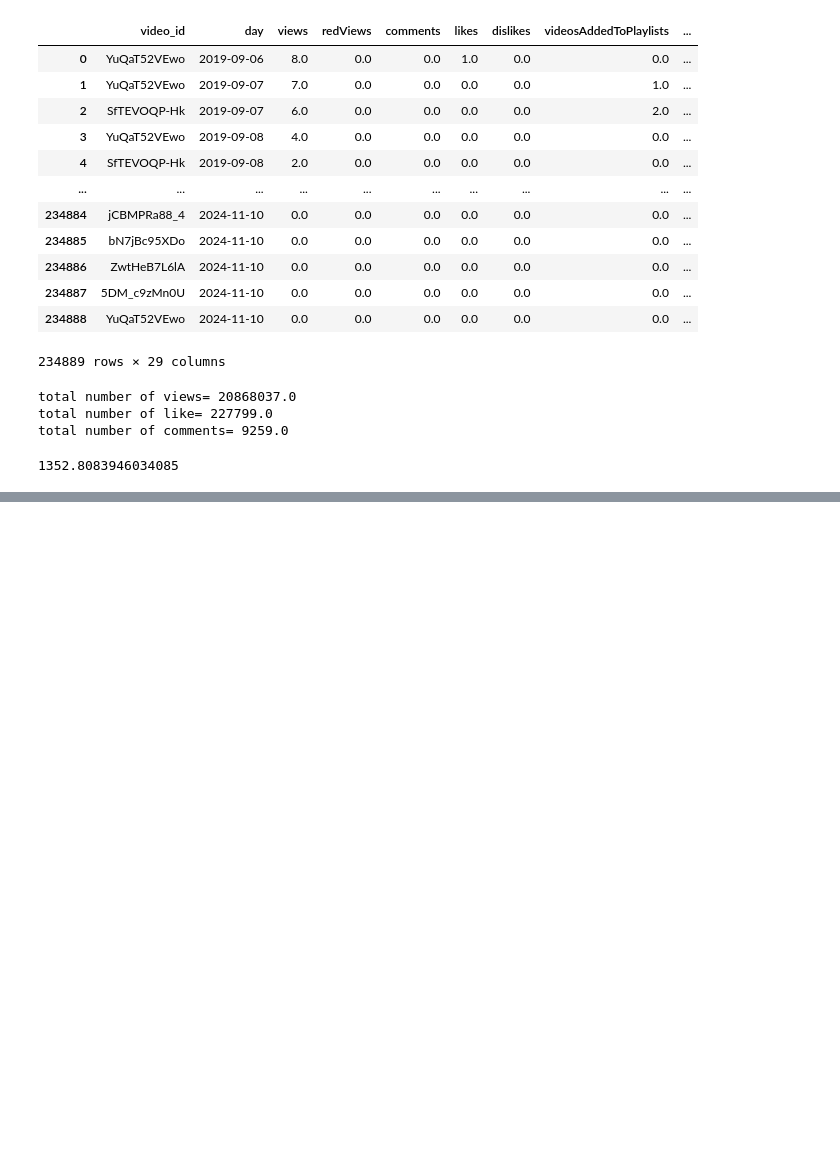
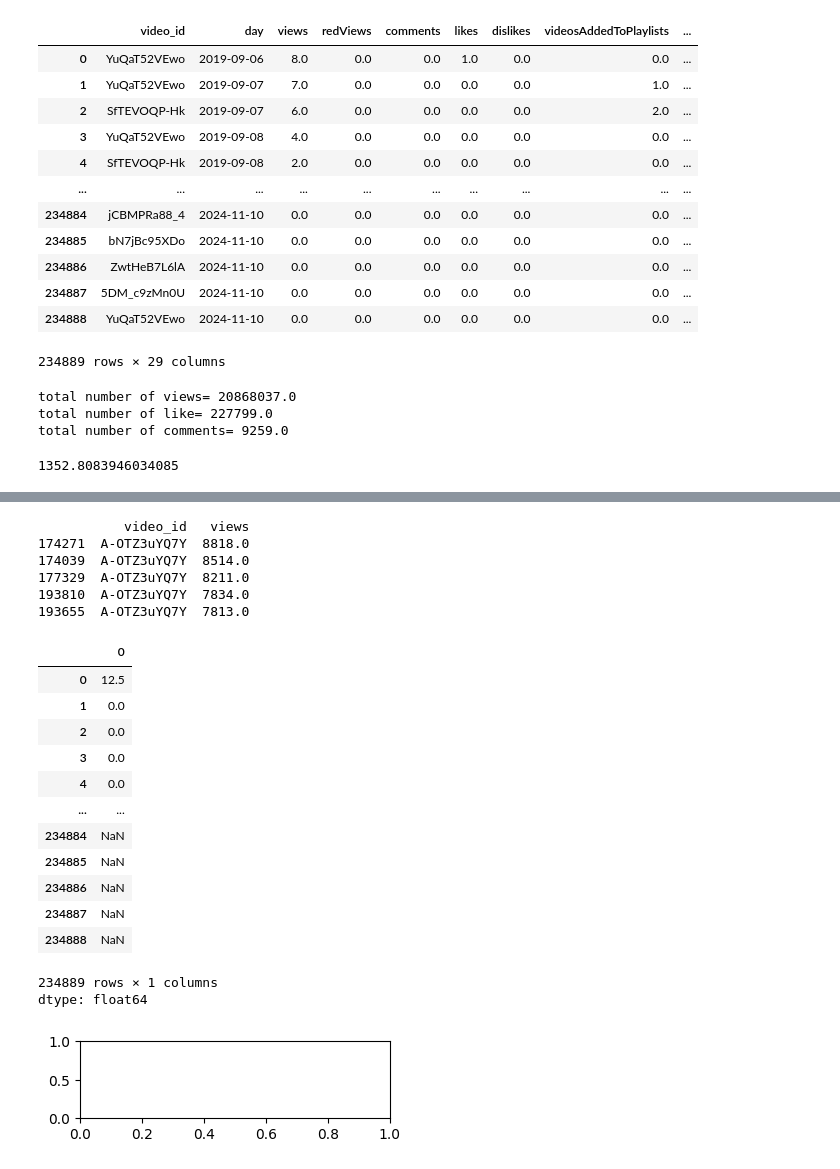
Before and after one commit to harivign/YouTube-Analytics-ds2-for-pandas-practice, a Jupyter notebook: youtube_analyst_ds2_practice_using_pandas.ipynb, the cells around one changed output, grey strips where cells are left out. Drawn from its saved outputs; the diff is of its cells as text; code cells hidden in the pictures; blank space fills up the shorter version.

```diff
--- a/youtube_analyst_ds2_practice_using_pandas.ipynb
+++ b/youtube_analyst_ds2_practice_using_pandas.ipynb
@@ -46,0 +100,2 @@ df["averageViewDuration"].mean()
+# %%
+df["likes-to-views"]=df["likes"]/df["views"].replace(0, float('nan'))
@@ -46,0 +133,29 @@ df["averageViewDuration"].mean()
+# %%
+print(top5_view[["video_id","views"]])
+# %% [output]
+           video_id   views
+174271  A-OTZ3uYQ7Y  8818.0
+174039  A-OTZ3uYQ7Y  8514.0
+177329  A-OTZ3uYQ7Y  8211.0
+193810  A-OTZ3uYQ7Y  7834.0
+193655  A-OTZ3uYQ7Y  7813.0
+# %%
+#Calculate the engagement rate for each video, defined as:
+engagement_rate=((df["comments"]+df["likes"]+df["shares"])/df["views"])*100
+engagement_rate
+# %% [output]
+|  | 0 |
+| 0 | 12.5 |
+| 1 | 0.0 |
+| 2 | 0.0 |
+| 3 | 0.0 |
+| 4 | 0.0 |
+| ... | ... |
+| 234884 | NaN |
+| 234885 | NaN |
+| 234886 | NaN |
+| 234887 | NaN |
+| 234888 | NaN |
+234889 rows × 1 columns
+dtype: float64
+[figure, added]
```
Also changed, not shown: parts of 10 cells of this notebook.
